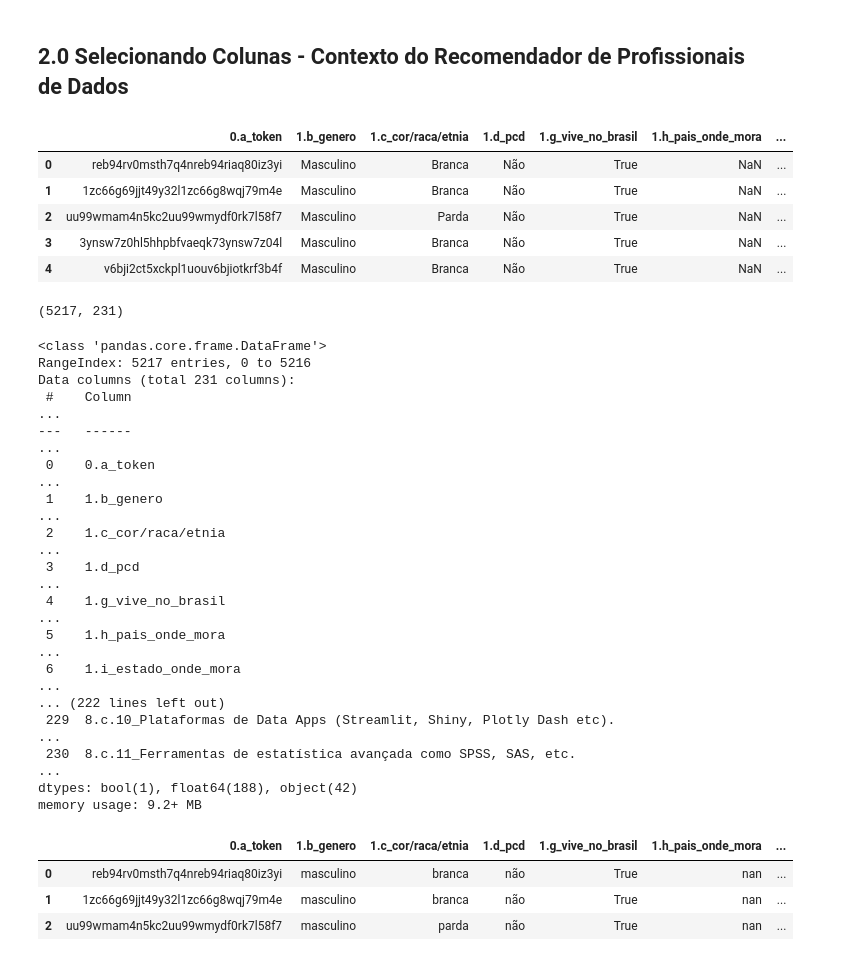
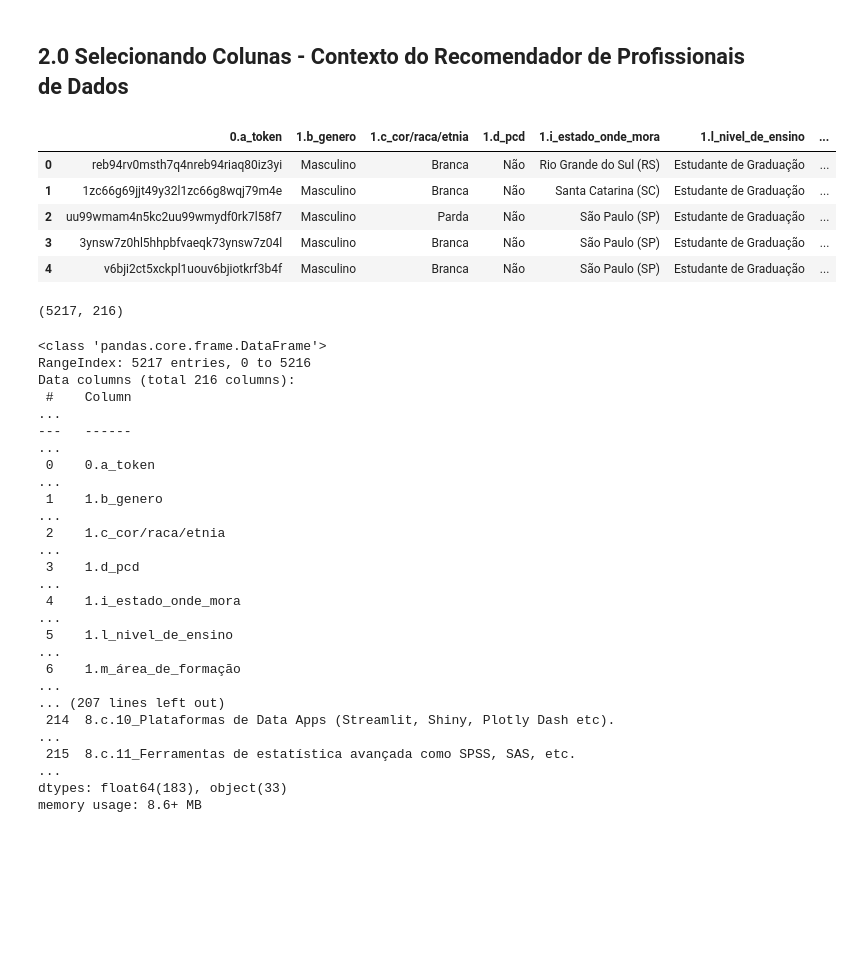
Before and after one commit to LuiMagno/Projeto-StateofData, a Jupyter notebook: notebooks/lui_notebook.ipynb, the cells around one changed output. Cells and saved outputs as stored; diff of their text form; code cells hidden in the pictures; blank space fills up the shorter version.

```diff
--- a/notebooks/lui_notebook.ipynb
+++ b/notebooks/lui_notebook.ipynb
@@ -6,10 +6,11 @@ import pandas as pd
 import seaborn as sns
 import matplotlib.pyplot as plt
 from sklearn.preprocessing import OneHotEncoder
+from sklearn.metrics.pairwise import cosine_similarity
 
 pd.set_option('display.max_info_columns', 500)
 
-pd.set_option('display.max_columns', None)
+pd.set_option('display.max_columns', 500)
 
 data_root = pd.read_csv('../data/SoD2024.csv')
 
@@ -136,20 +138,31 @@ Os dados são separados em grupos por número (de 1 a 8) e em subgrupos por letr
 # Criando uma cópia de segurança dos dados
 df = data_root.copy()
 # %%
+'''
+Colunas retiradas para trabalho futuro
+'1.g_vive_no_brasil'
+'1.h_pais_onde_mora'
+'2.j_tempo_de_experiencia_em_ti'
+'2.d_atua_como_gestor'
+'2.e_cargo_como_gestor'
+'2.t_atitude_em_caso_de_retorno_presencial',
+'2.r_modelo_de_trabalho_atual'
+"gestor": ['3.c_responsabilidades_como_gestor', '3.d_desafios_como_gestor'],
+"copilot": [col for col in df.columns if col.startswith('4.m')],
+'''
+
 # Dicionário temático com suas seleções de colunas
 colunas_por_grupo = {
     "metadados": [col for col in df.columns if col.startswith('0.a')],
     "info_pessoal": [
-        '1.b_genero', '1.c_cor/raca/etnia', '1.d_pcd', '1.g_vive_no_brasil',
-        '1.h_pais_onde_mora', '1.i_estado_onde_mora', '1.l_nivel_de_ensino', '1.m_área_de_formação'
+        '1.b_genero', '1.c_cor/raca/etnia', '1.d_pcd',  '1.i_estado_onde_mora', '1.l_nivel_de_ensino', '1.m_área_de_formação'
     ],
     "perfil_profissional": [
-        '2.a_situação_de_trabalho', '2.d_atua_como_gestor', '2.e_cargo_como_gestor',
+        '2.a_situação_de_trabalho',
         '2.f_cargo_atual', '2.g_nivel', '2.h_faixa_salarial',
-        '2.i_tempo_de_experiencia_em_dados', '2.j_tempo_de_experiencia_em_ti',
-        '2.s_modelo_de_trabalho_ideal', '2.t_atitude_em_caso_de_retorno_presencial', '2.r_modelo_de_trabalho_atual'
+        '2.i_tempo_de_experiencia_em_dados',
+        '2.s_modelo_de_trabalho_ideal'
     ],
-    "gestor": ['3.c_responsabilidades_como_gestor', '3.d_desafios_como_gestor'],
     "funcao": ['4.a_funcao_de_atuacao', '4.a.1_atuacao_em_dados'],
     "ferramentas": [col for col in df.columns if col.startswith('4.b')],
     "fontes": [col for col in df.columns if col.startswith('4.c')],
@@ -157,38 +170,37 @@ colunas_por_grupo = {
     "bancos": [col for col in df.columns if col.startswith('4.g')],
     "cloud": [col for col in df.columns if col.startswith('4.h')],
     "ia_generativa": [col for col in df.columns if col.startswith('4.l')],
-    "copilot": [col for col in df.columns if col.startswith('4.m')],
     "oportunidade": ['5.b_oportunidade_buscada'],
 
     # Engenharia
     "eng_atividades": [col for col in df.columns if col.startswith('6.a')],
     "eng_etl": [col for col in df.columns if col.startswith('6.b')],
     "eng_datalake": [col for col in df.columns if col.startswith('6.d')],
     "eng_datawarehouse": [col for col in df.columns if col.startswith('6.f')],
     "eng_qualidade": [col for col in df.columns if col.startswith('6.g')],
 
     # Análise
     "ana_atividades": [col for col in df.columns if col.startswith('7.a')],
     "ana_ferramentas": [col for col in df.columns if col.startswith('7.b')],
     "ana_autonomia": [col for col in df.columns if col.startswith('7.c')],
 
     # Ciência
     "ds_atividades": [col for col in df.columns if col.startswith('8.a')],
     "ds_tecnicas": [col for col in df.columns if col.startswith('8.b')],
     "ds_tecnologias": [col for col in df.columns if col.startswith('8.c')],
 }
 
 # Juntando todas as colunas desejadas:
 colunas_selecionadas = sum(colunas_por_grupo.values(), [])
 
 # Criar o dataframe reduzido
 df_reduzido = df[colunas_selecionadas].copy()
 
 df_reduzido.head(5)
 # %% [output]
-|  | 0.a_token | 1.b_genero | 1.c_cor/raca/etnia | 1.d_pcd | 1.g_vive_no_brasil | 1.h_pais_onde_mora | ... |
-| 0 | reb94rv0msth7q4nreb94riaq80iz3yi | Masculino | Branca | Não | True | NaN | ... |
-| 1 | 1zc66g69jjt49y32l1zc66g8wqj79m4e | Masculino | Branca | Não | True | NaN | ... |
-| 2 | uu99wmam4n5kc2uu99wmydf0rk7l58f7 | Masculino | Parda | Não | True | NaN | ... |
-| 3 | 3ynsw7z0hl5hhpbfvaeqk73ynsw7z04l | Masculino | Branca | Não | True | NaN | ... |
-| 4 | v6bji2ct5xckpl1uouv6bjiotkrf3b4f | Masculino | Branca | Não | True | NaN | ... |
+|  | 0.a_token | 1.b_genero | 1.c_cor/raca/etnia | 1.d_pcd | 1.i_estado_onde_mora | 1.l_nivel_de_ensino | ... |
+| 0 | reb94rv0msth7q4nreb94riaq80iz3yi | Masculino | Branca | Não | Rio Grande do Sul (RS) | Estudante de Graduação | ... |
+| 1 | 1zc66g69jjt49y32l1zc66g8wqj79m4e | Masculino | Branca | Não | Santa Catarina (SC) | Estudante de Graduação | ... |
+| 2 | uu99wmam4n5kc2uu99wmydf0rk7l58f7 | Masculino | Parda | Não | São Paulo (SP) | Estudante de Graduação | ... |
+| 3 | 3ynsw7z0hl5hhpbfvaeqk73ynsw7z04l | Masculino | Branca | Não | São Paulo (SP) | Estudante de Graduação | ... |
+| 4 | v6bji2ct5xckpl1uouv6bjiotkrf3b4f | Masculino | Branca | Não | São Paulo (SP) | Estudante de Graduação | ... |
@@ -206,4 +207,4 @@ for col in colunas_texto:
 # %%
 df_reduzido.shape
 # %% [output]
-(5217, 231)
+(5217, 216)
@@ -210,28 +222,23 @@ df_reduzido.shape
 # %%
 df_reduzido.info()
-df_reduzido.head(3)
 # %% [output]
 <class 'pandas.core.frame.DataFrame'>
 RangeIndex: 5217 entries, 0 to 5216
-Data columns (total 231 columns):
+Data columns (total 216 columns):
  #    Column                                                                                                                                                                                             ...
 ---   ------                                                                                                                                                                                             ...
  0    0.a_token                                                                                                                                                                                          ...
  1    1.b_genero                                                                                                                                                                                         ...
  2    1.c_cor/raca/etnia                                                                                                                                                                                 ...
  3    1.d_pcd                                                                                                                                                                                            ...
- 4    1.g_vive_no_brasil                                                                                                                                                                                 ...
- 5    1.h_pais_onde_mora                                                                                                                                                                                 ...
- 6    1.i_estado_onde_mora                                                                                                                                                                               ...
-... (222 lines left out)
- 229  8.c.10_Plataformas de Data Apps (Streamlit, Shiny, Plotly Dash etc).                                                                                                                               ...
- 230  8.c.11_Ferramentas de estatística avançada como SPSS, SAS, etc.                                                                                                                                    ...
-dtypes: bool(1), float64(188), object(42)
-memory usage: 9.2+ MB
+ 4    1.i_estado_onde_mora                                                                                                                                                                               ...
+ 5    1.l_nivel_de_ensino                                                                                                                                                                                ...
+ 6    1.m_área_de_formação                                                                                                                                                                               ...
+... (207 lines left out)
+ 214  8.c.10_Plataformas de Data Apps (Streamlit, Shiny, Plotly Dash etc).                                                                                                                               ...
+ 215  8.c.11_Ferramentas de estatística avançada como SPSS, SAS, etc.                                                                                                                                    ...
+dtypes: float64(183), object(33)
+memory usage: 8.6+ MB
-|  | 0.a_token | 1.b_genero | 1.c_cor/raca/etnia | 1.d_pcd | 1.g_vive_no_brasil | 1.h_pais_onde_mora | ... |
-| 0 | reb94rv0msth7q4nreb94riaq80iz3yi | masculino | branca | não | True | nan | ... |
-| 1 | 1zc66g69jjt49y32l1zc66g8wqj79m4e | masculino | branca | não | True | nan | ... |
-| 2 | uu99wmam4n5kc2uu99wmydf0rk7l58f7 | masculino | parda | não | True | nan | ... |
 # %%
 # Transformando (vetorizando) os dados para a biblioteca de recomendação
 # Todas colunas binárias
```
Also changed, not shown: parts of 14 cells of this notebook.
